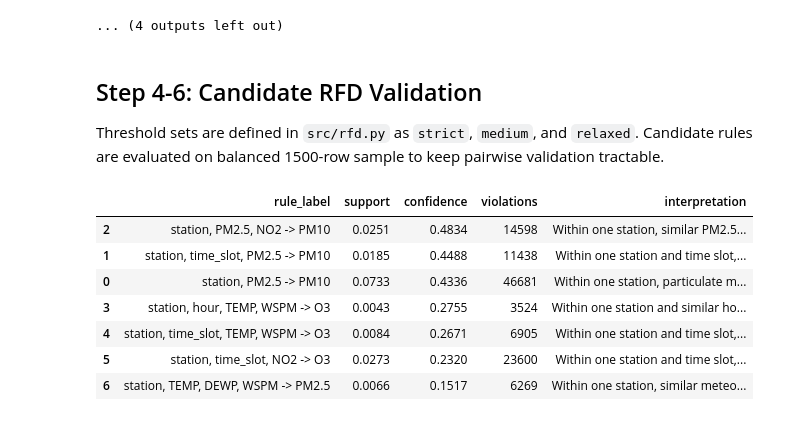
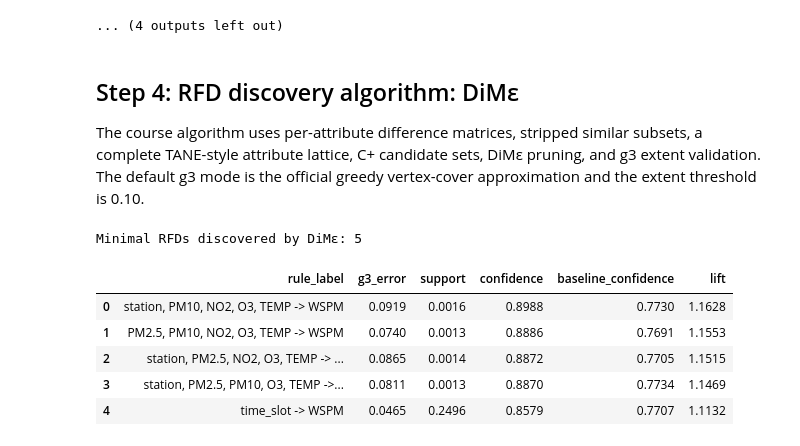
Before and after one commit to matthew-2000/rfd-urban-digital-twin, a Jupyter notebook: notebooks/01_rfd_udt_analysis.ipynb, the cells around one changed output. Drawn from its saved outputs; the diff is of its cells as text; code cells hidden in the pictures.

```diff
--- a/notebooks/01_rfd_udt_analysis.ipynb
+++ b/notebooks/01_rfd_udt_analysis.ipynb
@@ -84,10 +86,14 @@ cleaned_df, pre_drop_missing = prepare_udt_dataset(
 )
 sample_df = prepare_rfd_sample(cleaned_df)
 sample_df.to_csv(DATA_PROCESSED / 'udt_rfd_sample.csv', index=False)
+dime_df = prepare_dime_projection(cleaned_df)
+dime_df.to_csv(DATA_PROCESSED / 'udt_dime_projection.csv', index=False)
 
 print('Cleaned rows:', len(cleaned_df))
 print('Cleaned columns:', cleaned_df.shape[1])
-print('RFD sample rows:', len(sample_df))
+print('DiMε projection rows:', len(dime_df))
+print('Source rows represented:', int(dime_df['source_rows'].sum()))
+print('Legacy supplementary sample rows:', len(sample_df))
 display(pre_drop_missing)
 # %% [output]
 Cleaned rows: 66619
@@ -213,28 +221,26 @@ Station distribution
 | 1 | Changping | 33840 |
 ... (4 outputs left out)
 # %% [markdown]
-## Step 4-6: Candidate RFD Validation
+## Step 4: RFD discovery algorithm: DiMε
 
-Threshold sets are defined in `src/rfd.py` as `strict`, `medium`, and `relaxed`.
-Candidate rules are evaluated on balanced 1500-row sample to keep pairwise validation tractable.
+The course algorithm uses per-attribute difference matrices, stripped similar subsets, a complete TANE-style attribute lattice, C+ candidate sets, DiMε pruning, and g3 extent validation. The default g3 mode is the official greedy vertex-cover approximation and the extent threshold is 0.10.
 # %%
-candidate_df, candidate_violations = run_candidate_validation(
-    sample_df,
-    RESULTS_DIR / 'rfd_candidate_results.csv',
+dime_minimal_df, dime_metrics_df, dime_top_df = run_dime_discovery(
+    dime_df,
+    RESULTS_DIR,
 )
 
-candidate_table = candidate_df.loc[:, ['rule_label', 'support', 'confidence', 'violations', 'interpretation']].copy()
-for column in ['support', 'confidence']:
-    candidate_table[column] = candidate_table[column].round(4)
-
-display(candidate_table)
+print('Minimal RFDs discovered by DiMε:', len(dime_minimal_df))
+display(dime_top_df.loc[:, [
+    'rule_label', 'g3_error', 'support', 'confidence',
+    'baseline_confidence', 'lift'
+]].round(4))
 # %% [output]
+Minimal RFDs discovered by DiMε: 5
-|  | rule_label | support | confidence | violations | interpretation |
-| 2 | station, PM2.5, NO2 -> PM10 | 0.0251 | 0.4834 | 14598 | Within one station, similar PM2.5... |
-| 1 | station, time_slot, PM2.5 -> PM10 | 0.0185 | 0.4488 | 11438 | Within one station and time slot,... |
-| 0 | station, PM2.5 -> PM10 | 0.0733 | 0.4336 | 46681 | Within one station, particulate m... |
-| 3 | station, hour, TEMP, WSPM -> O3 | 0.0043 | 0.2755 | 3524 | Within one station and similar ho... |
-| 4 | station, time_slot, TEMP, WSPM -> O3 | 0.0084 | 0.2671 | 6905 | Within one station and time slot,... |
-| 5 | station, time_slot, NO2 -> O3 | 0.0273 | 0.2320 | 23600 | Within one station and time slot,... |
-| 6 | station, TEMP, DEWP, WSPM -> PM2.5 | 0.0066 | 0.1517 | 6269 | Within one station, similar meteo... |
+|  | rule_label | g3_error | support | confidence | baseline_confidence | lift |
+| 0 | station, PM10, NO2, O3, TEMP -> WSPM | 0.0919 | 0.0016 | 0.8988 | 0.7730 | 1.1628 |
+| 1 | PM2.5, PM10, NO2, O3, TEMP -> WSPM | 0.0740 | 0.0013 | 0.8886 | 0.7691 | 1.1553 |
+| 2 | station, PM2.5, NO2, O3, TEMP -> ... | 0.0865 | 0.0014 | 0.8872 | 0.7705 | 1.1515 |
+| 3 | station, PM2.5, PM10, O3, TEMP ->... | 0.0811 | 0.0013 | 0.8870 | 0.7734 | 1.1469 |
+| 4 | time_slot -> WSPM | 0.0465 | 0.2496 | 0.8579 | 0.7707 | 1.1132 |
 # %%
```
Also changed, not shown: parts of 13 cells of this notebook, 28 other files.
